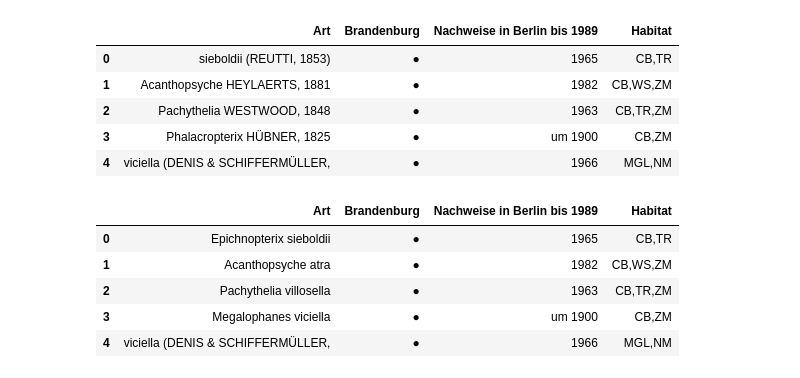
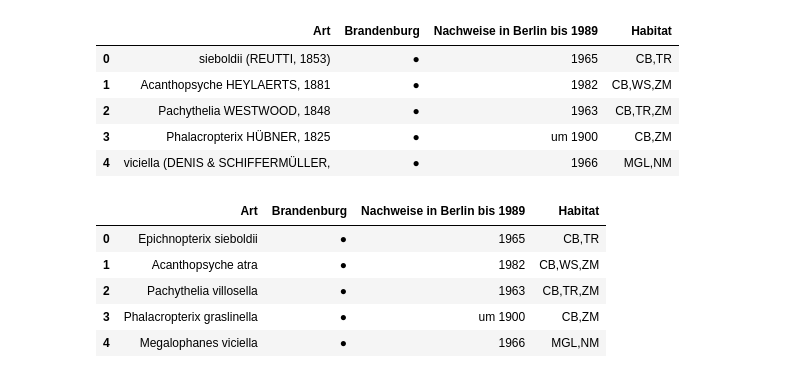
Before and after one commit to Zzzhenya/Berlin-red-list, a Jupyter notebook: Insecta/Psychidae - Bagworm moths/Psychidae.ipynb, the cells around one changed output. Saved outputs shown, nothing was run; the diff lists cells and outputs as text; code cells hidden in the pictures.

```diff
--- a/Insecta/Psychidae - Bagworm moths/Psychidae.ipynb
+++ b/Insecta/Psychidae - Bagworm moths/Psychidae.ipynb
@@ -285,23 +285,23 @@ df
 # %%
 # Updating Art column with missing genus names
 # 0 Epichnopterix sieboldii
 df.at[0, "Art"] = "Epichnopterix sieboldii"
 # 1 Acanthopsyche atra
 df.at[1, "Art"] = "Acanthopsyche atra"
 # 2 Pachythelia villosella
 df.at[2, "Art"] = "Pachythelia villosella"
 # 3 Phalacropterix graslinella
 df.at[3, "Art"] = "Phalacropterix graslinella"
 # 4 Megalophanes viciella
-df.at[3, "Art"] = "Megalophanes viciella"
+df.at[4, "Art"] = "Megalophanes viciella"
 df
 # %% [output]
 |  | Art | Brandenburg | Nachweise in Berlin bis 1989 | Habitat |
 | 0 | Epichnopterix sieboldii | ● | 1965 | CB,TR |
 | 1 | Acanthopsyche atra | ● | 1982 | CB,WS,ZM |
 | 2 | Pachythelia villosella | ● | 1963 | CB,TR,ZM |
-| 3 | Megalophanes viciella | ● | um 1900 | CB,ZM |
-| 4 | viciella (DENIS & SCHIFFERMÜLLER, | ● | 1966 | MGL,NM |
+| 3 | Phalacropterix graslinella | ● | um 1900 | CB,ZM |
+| 4 | Megalophanes viciella | ● | 1966 | MGL,NM |
 # %%
 # Updated the export location
 # export the dataframe as CSV
```
Also changed, not shown: parts of 1 cell of this notebook.
